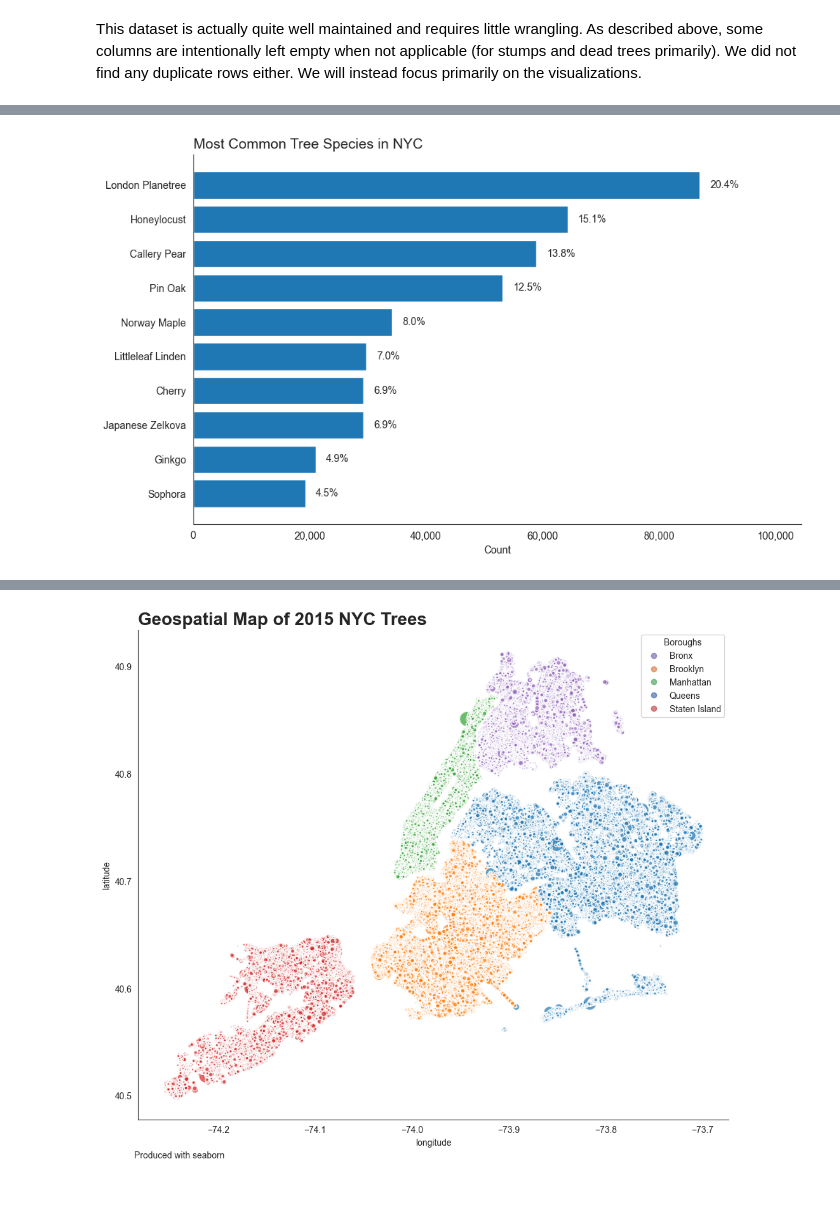
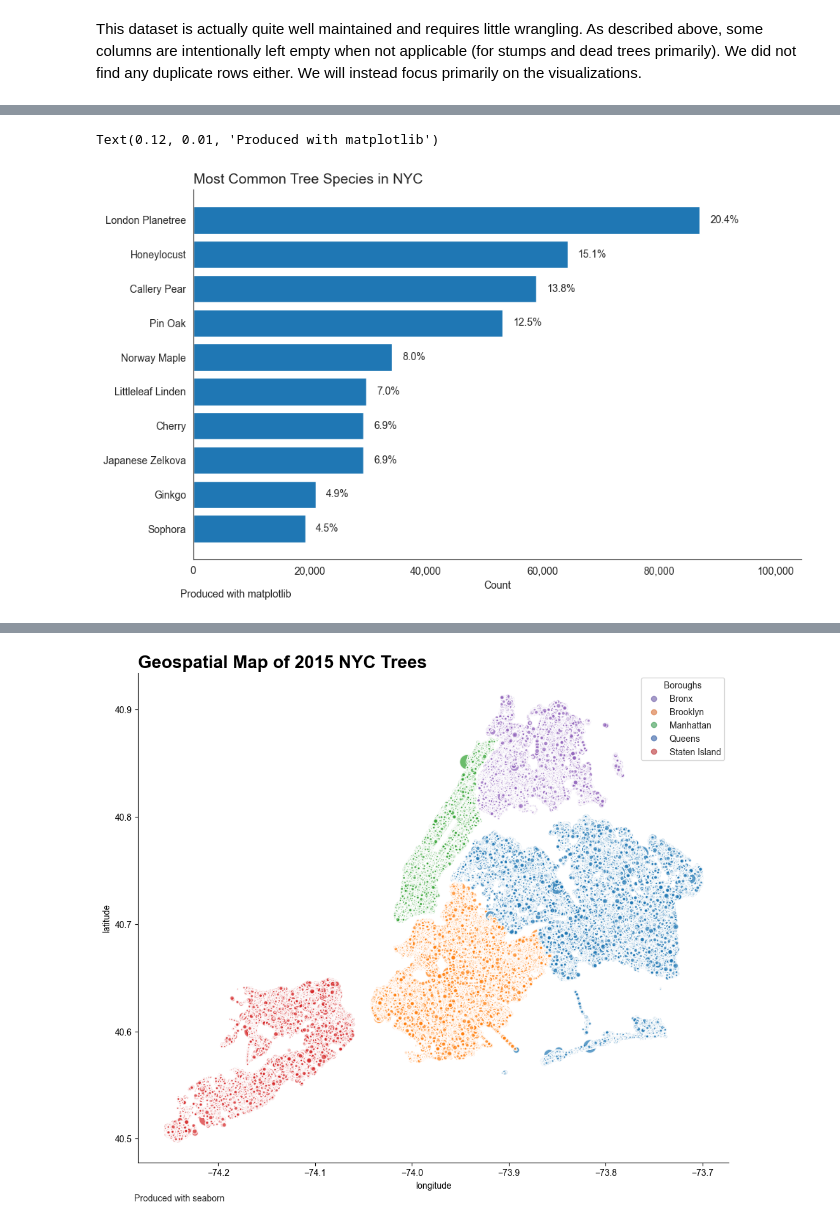
Before and after one commit to kevinhav/data602_assign_8, a Jupyter notebook: 08_assignment.ipynb, the cells around one changed output, grey strips where cells are left out. Saved outputs shown, nothing was run; the diff lists cells and outputs as text; code cells hidden in the pictures; blank space fills up the shorter version.

```diff
--- a/08_assignment.ipynb
+++ b/08_assignment.ipynb
@@ -288,6 +275,7 @@ df_species_top = df_species.sort_values(by="size", ascending=False)
 df_species_top = df_species_top.iloc[:10, :]
 df_species_top = df_species_top.sort_values(by="size", ascending=True)
 df_species_top["spc_common"] = df_species_top.spc_common.str.title()
+df_species_top["prop"] = df_species_top["size"] / df_species_top["size"].sum() * 100
 # %%
 import matplotlib.ticker as ticker
 
@@ -296,31 +284,33 @@ plt.figure(figsize=(10, 6))
 # Calculate total for percentages
 total = df_species_top["size"].sum()
 
 # Create horizontal bar chart
 bars = plt.barh(y=df_species_top["spc_common"], width=df_species_top["size"])
 
 # Add percentage labels
 for bar in bars:
     width = bar.get_width()
     percentage = (width / total) * 100
     label_position = width + (
         max(df_species_top["size"]) * 0.02
     )  # Small offset from bar end
     plt.text(
         label_position,
         bar.get_y() + bar.get_height() / 2,
         f"{percentage:.1f}%",  # Format to 1 decimal place
         va="center",
     )
 
 plt.title("Most Common Tree Species in NYC", loc="left", fontsize=14)
 plt.xlabel("Count")
 plt.gca().spines["top"].set_visible(False)
 plt.gca().spines["right"].set_visible(False)
 
 plt.gca().xaxis.set_major_formatter(ticker.StrMethodFormatter("{x:,.0f}"))
 # Adjust layout to make room for labels
 plt.tight_layout()
 plt.margins(x=0.2)  # Add extra space on the right for labels
+plt.figtext(0.12, 0.01, "Produced with matplotlib", horizontalalignment="left")
 # %% [output]
+Text(0.12, 0.01, 'Produced with matplotlib')
-[figure, old version]
+[figure, new version]
```
Also changed, not shown: parts of 11 cells of this notebook.
